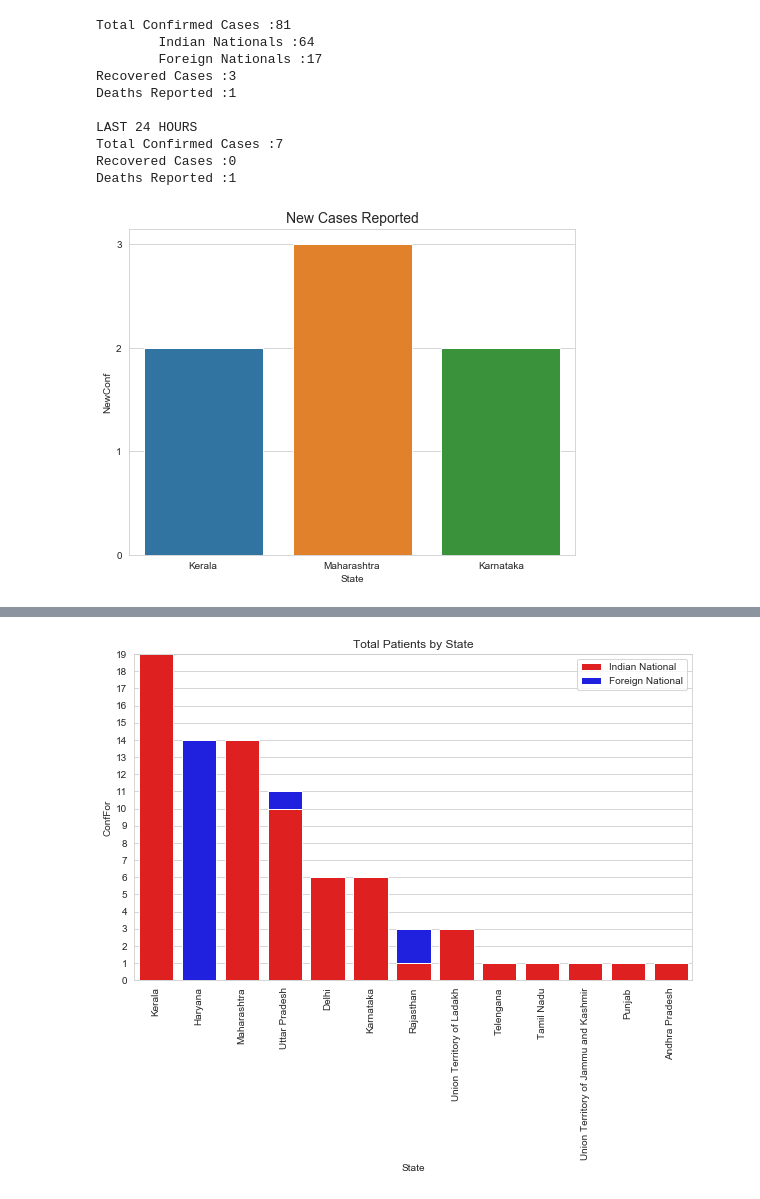
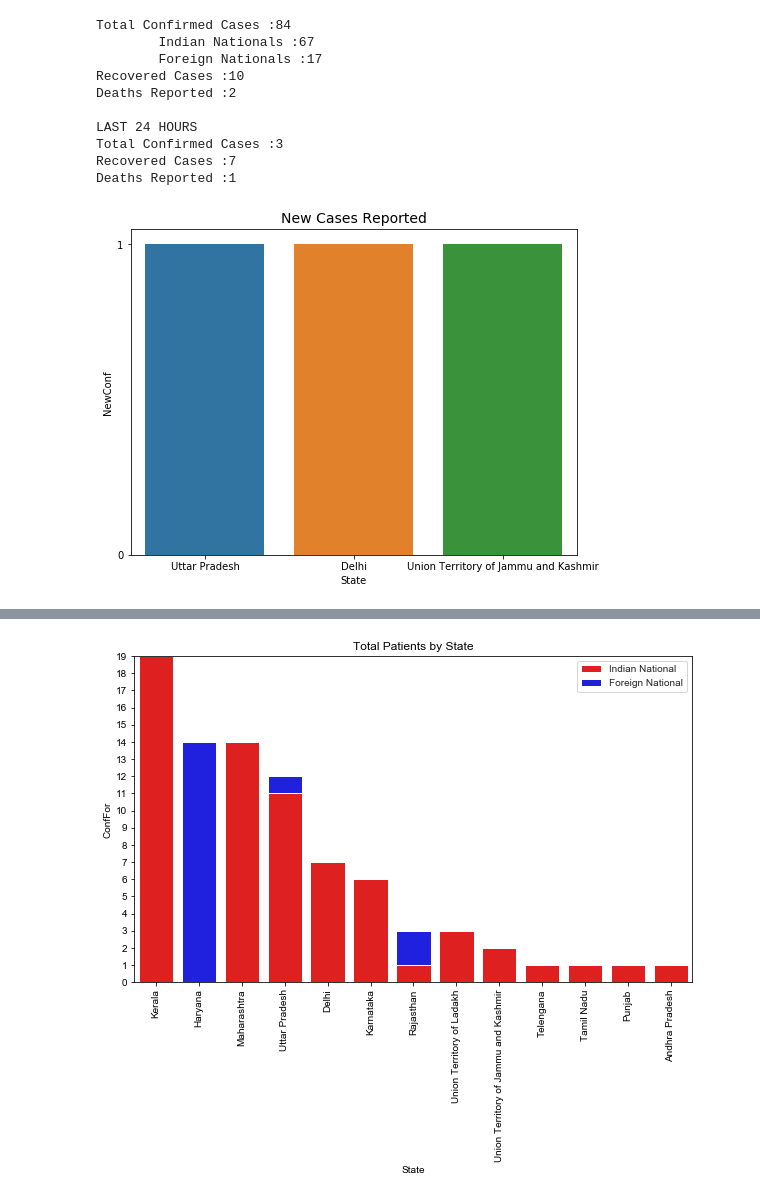
Before and after one commit to hashABCD/Covid19-India, a Jupyter notebook: Covid-India-Visualization_Original.ipynb, the cells around one changed output, grey strips where cells are left out. Cells and saved outputs as stored; diff of their text form; code cells hidden in the pictures.

```diff
--- a/Covid-India-Visualization_Original.ipynb
+++ b/Covid-India-Visualization_Original.ipynb
@@ -16,11 +16,12 @@ IPython.OutputArea.auto_scroll_threshold = 9999;
 df_11=pd.read_csv("2020_03_11.csv")
 df_12=pd.read_csv("2020_03_12.csv")
 df_13=pd.read_csv("2020_03_13.csv")
+df_14=pd.read_csv("2020_03_14.csv")
 # %%
 #Renaming the columns
 def data_preprocess(df):
     df.rename(columns={'Name of State / UT':'State','Total Confirmed cases (Indian National)':'ConfInd',
-           'Total Confirmed cases ( Foreign National )':'ConfFor','Cured':'Rec'}, inplace=True)
+           'Total Confirmed cases ( Foreign National )':'ConfFor','Cured/Discharged':'Rec'}, inplace=True)
 
     df["ConfTot"]=df.ConfInd+df.ConfFor
     df=df.sort_values(by=["ConfTot"], ascending=False).reset_index()
@@ -37,12 +38,14 @@ def new_case_generator(curr_df, prev_df):
 df_11=data_preprocess(df_11)
 df_12=data_preprocess(df_12)
 df_13=data_preprocess(df_13)
+df_14=data_preprocess(df_14)
 # %%
 df_11["NewCase"]=df_11.ConfTot
 df_11["NewRec"]=df_11.Rec
 df_11["NewDeath"]=df_11.Death
 df_12=new_case_generator(df_12,df_11)
 df_13=new_case_generator(df_13,df_12)
+df_14=new_case_generator(df_14,df_13)
 # %%
 #Print the status of COVID-19 in India
 def report_generator(df):
@@ -120,18 +123,18 @@ def report_generator(df):
     plt.legend()
     plt.show()
 # %%
-report_generator(df_13)
+report_generator(df_14)
 # %% [output]
-Total Confirmed Cases :81
-        Indian Nationals :64
+Total Confirmed Cases :84
+        Indian Nationals :67
         Foreign Nationals :17
-Recovered Cases :3
-Deaths Reported :1
+Recovered Cases :10
+Deaths Reported :2
 
 LAST 24 HOURS
-Total Confirmed Cases :7
-Recovered Cases :0
+Total Confirmed Cases :3
+Recovered Cases :7
 Deaths Reported :1
-[figure, old version]
+[figure, new version]
 [interactive output not drawn]
-[figure, old version]
+[figure, new version]
```
Also changed, not shown: parts of 3 cells of this notebook, 1 other file.
